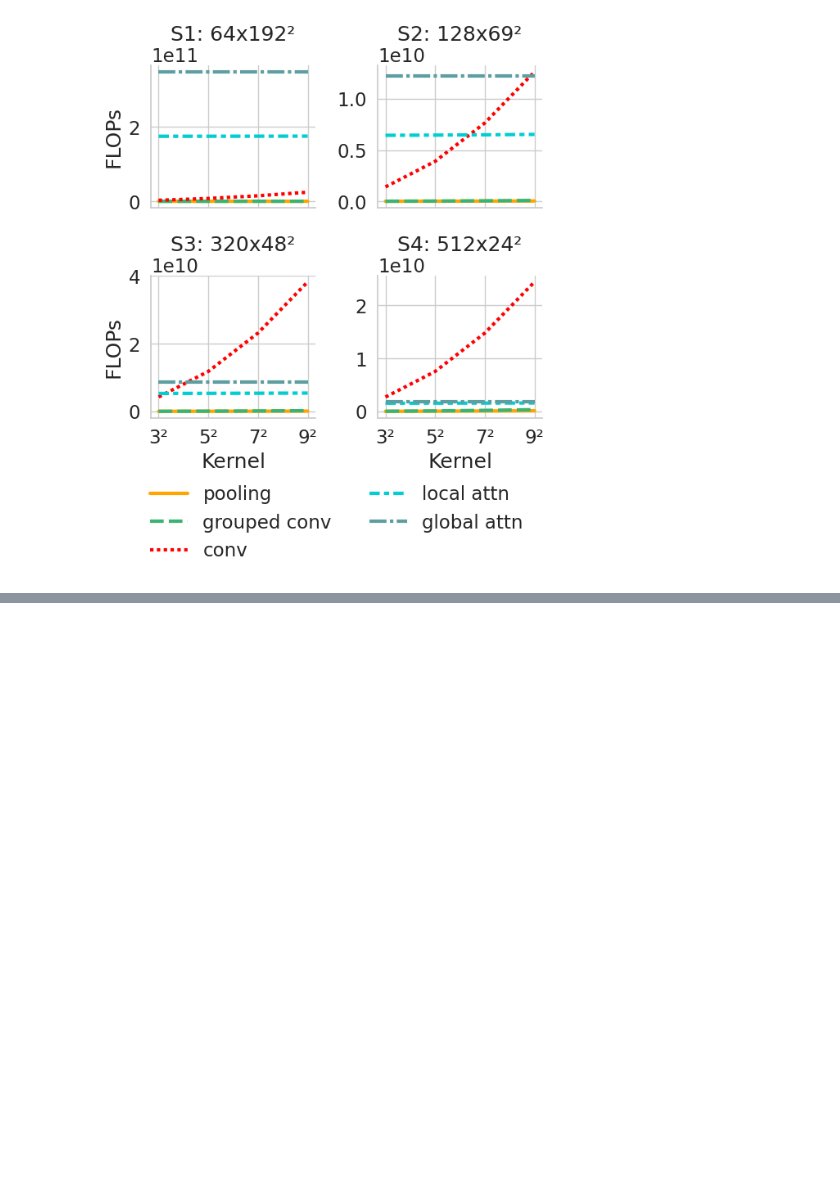
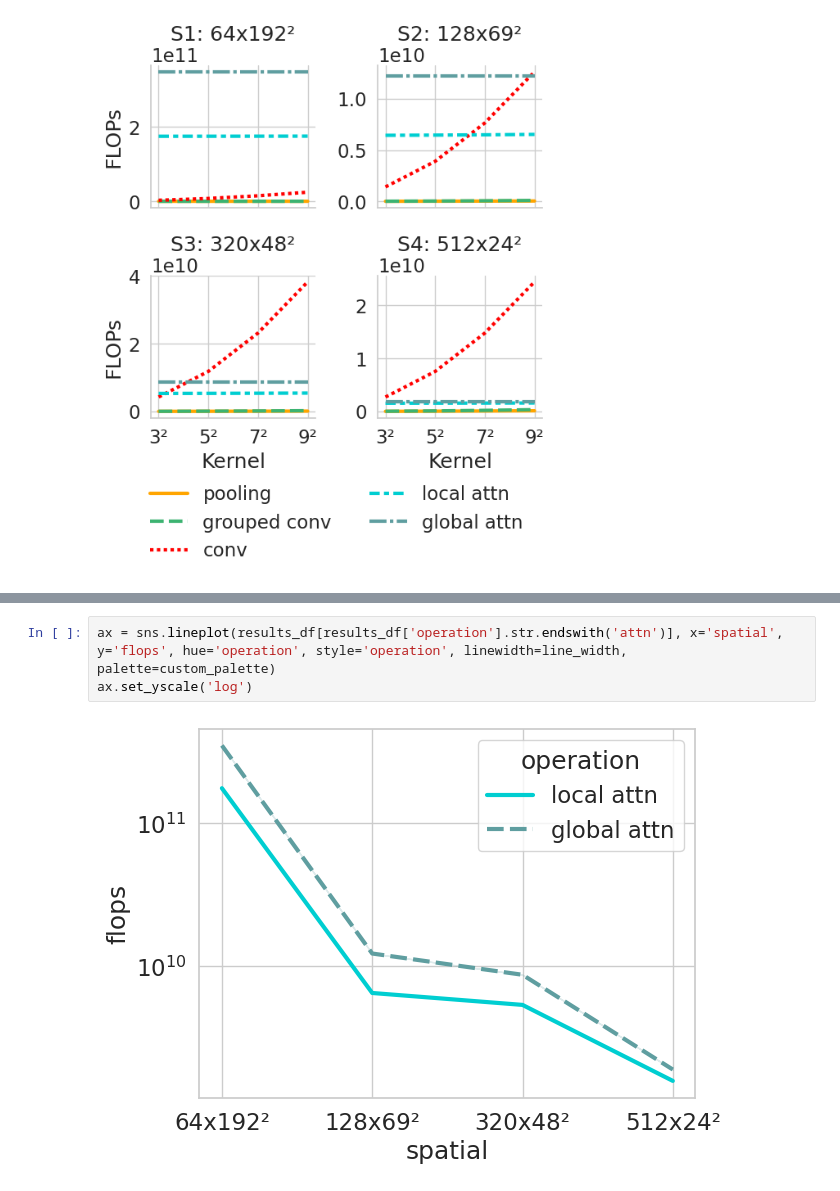
Before and after one commit to multimodallearning/MetaFormerMedImaging, a Jupyter notebook: dev/manual_calculate_flops.ipynb, the cells around one changed output, grey strips where cells are left out. Drawn from its saved outputs; the diff is of its cells as text; blank space fills up the shorter version.

```diff
--- a/dev/manual_calculate_flops.ipynb
+++ b/dev/manual_calculate_flops.ipynb
@@ -440,0 +463,5 @@ g.savefig(f'flops_total.pdf', dpi=300, bbox_inches='tight', pad_inches=0)
+# %%
+ax = sns.lineplot(results_df[results_df['operation'].str.endswith('attn')], x='spatial', y='flops', hue='operation', style='operation', linewidth=line_width, palette=custom_palette)
+ax.set_yscale('log')
+# %% [output]
+[figure, added]
```
Also changed, not shown: parts of 13 cells of this notebook.
